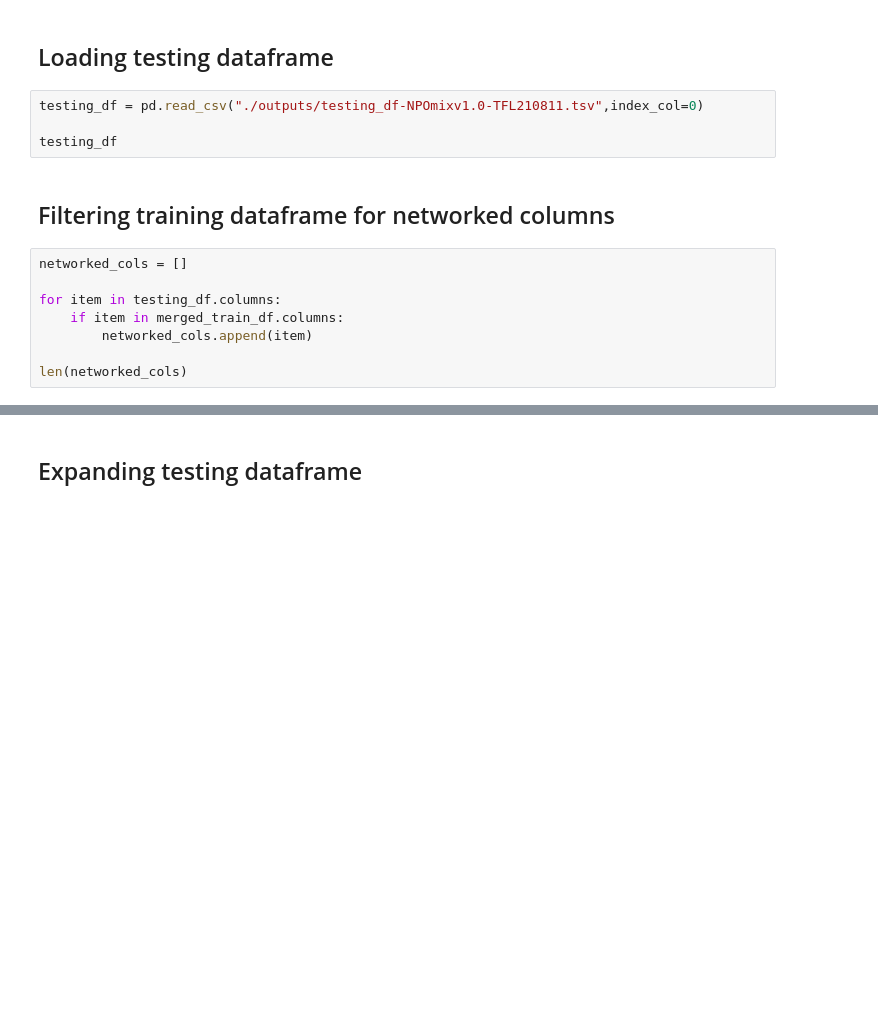
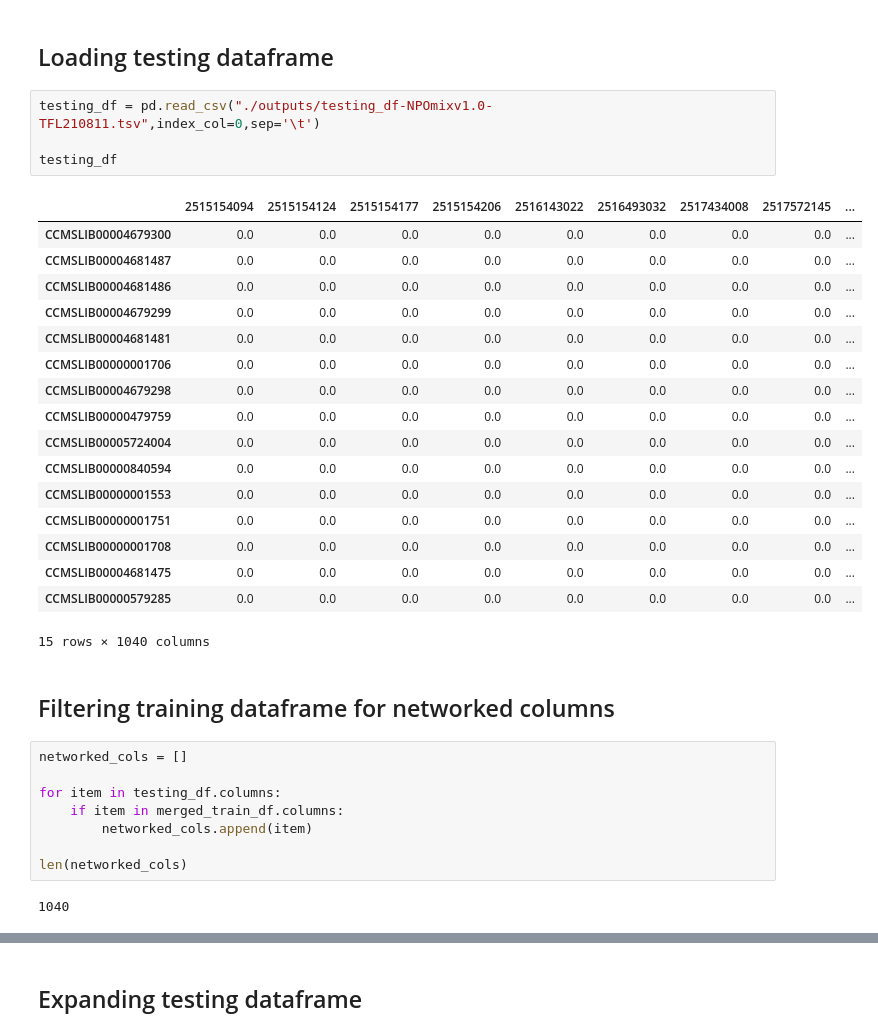
Before and after one commit to tiagolbiotech/NPOmix, a Jupyter notebook: NPOmix_v1.0-notebook7_new_features-210811.ipynb, the cells around one changed output, grey strips where cells are left out. Drawn from its saved outputs; the diff is of its cells as text; blank space fills up the shorter version.

```diff
--- a/NPOmix_v1.0-notebook7_new_features-210811.ipynb
+++ b/NPOmix_v1.0-notebook7_new_features-210811.ipynb
@@ -330,9 +383,27 @@ merged_train_df
 # %% [markdown]
 ## Loading testing dataframe
 # %%
-testing_df = pd.read_csv("./outputs/testing_df-NPOmixv1.0-TFL210811.tsv",index_col=0)
+testing_df = pd.read_csv("./outputs/testing_df-NPOmixv1.0-TFL210811.tsv",index_col=0,sep='\t')
 
 testing_df
+# %% [output]
+|  | 2515154094 | 2515154124 | 2515154177 | 2515154206 | 2516143022 | 2516493032 | 2517434008 | 2517572145 | ... |
+| CCMSLIB00004679300 | 0.0 | 0.0 | 0.0 | 0.0 | 0.0 | 0.0 | 0.0 | 0.0 | ... |
+| CCMSLIB00004681487 | 0.0 | 0.0 | 0.0 | 0.0 | 0.0 | 0.0 | 0.0 | 0.0 | ... |
+| CCMSLIB00004681486 | 0.0 | 0.0 | 0.0 | 0.0 | 0.0 | 0.0 | 0.0 | 0.0 | ... |
+| CCMSLIB00004679299 | 0.0 | 0.0 | 0.0 | 0.0 | 0.0 | 0.0 | 0.0 | 0.0 | ... |
+| CCMSLIB00004681481 | 0.0 | 0.0 | 0.0 | 0.0 | 0.0 | 0.0 | 0.0 | 0.0 | ... |
+| CCMSLIB00000001706 | 0.0 | 0.0 | 0.0 | 0.0 | 0.0 | 0.0 | 0.0 | 0.0 | ... |
+| CCMSLIB00004679298 | 0.0 | 0.0 | 0.0 | 0.0 | 0.0 | 0.0 | 0.0 | 0.0 | ... |
+| CCMSLIB00000479759 | 0.0 | 0.0 | 0.0 | 0.0 | 0.0 | 0.0 | 0.0 | 0.0 | ... |
+| CCMSLIB00005724004 | 0.0 | 0.0 | 0.0 | 0.0 | 0.0 | 0.0 | 0.0 | 0.0 | ... |
+| CCMSLIB00000840594 | 0.0 | 0.0 | 0.0 | 0.0 | 0.0 | 0.0 | 0.0 | 0.0 | ... |
+| CCMSLIB00000001553 | 0.0 | 0.0 | 0.0 | 0.0 | 0.0 | 0.0 | 0.0 | 0.0 | ... |
+| CCMSLIB00000001751 | 0.0 | 0.0 | 0.0 | 0.0 | 0.0 | 0.0 | 0.0 | 0.0 | ... |
+| CCMSLIB00000001708 | 0.0 | 0.0 | 0.0 | 0.0 | 0.0 | 0.0 | 0.0 | 0.0 | ... |
+| CCMSLIB00004681475 | 0.0 | 0.0 | 0.0 | 0.0 | 0.0 | 0.0 | 0.0 | 0.0 | ... |
+| CCMSLIB00000579285 | 0.0 | 0.0 | 0.0 | 0.0 | 0.0 | 0.0 | 0.0 | 0.0 | ... |
+15 rows × 1040 columns
 # %% [markdown]
 ## Filtering training dataframe for networked columns
 # %%
@@ -343,6 +414,8 @@ for item in testing_df.columns:
         networked_cols.append(item)
 
 len(networked_cols)
+# %% [output]
+1040
 # %%
 final_training_df = merged_train_df[networked_cols+final_classes]
 label_col = merged_train_df['label']
```
Also changed, not shown: parts of 28 cells of this notebook, 3 other files.
